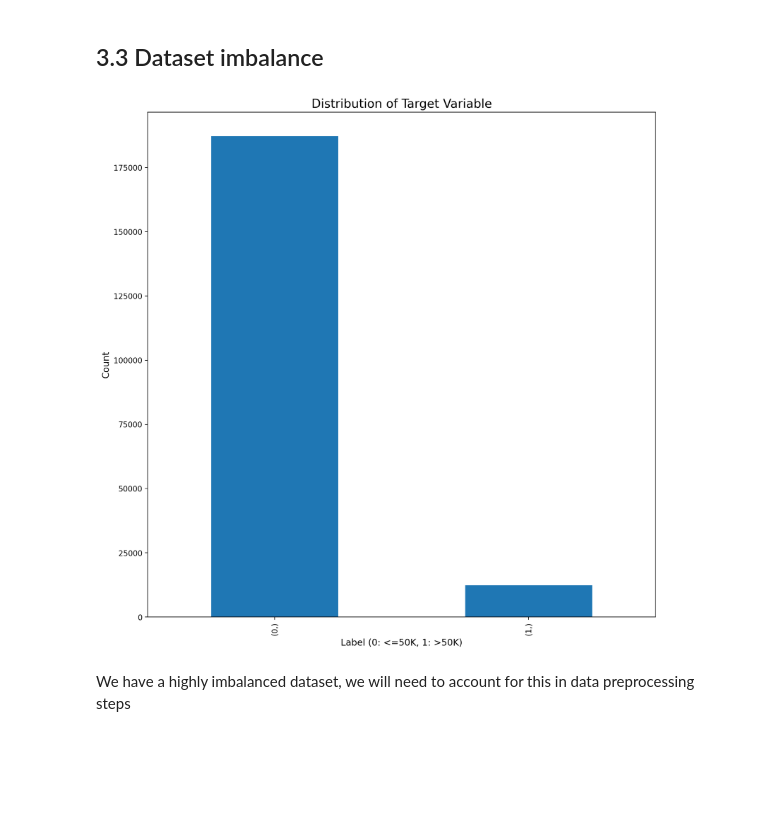
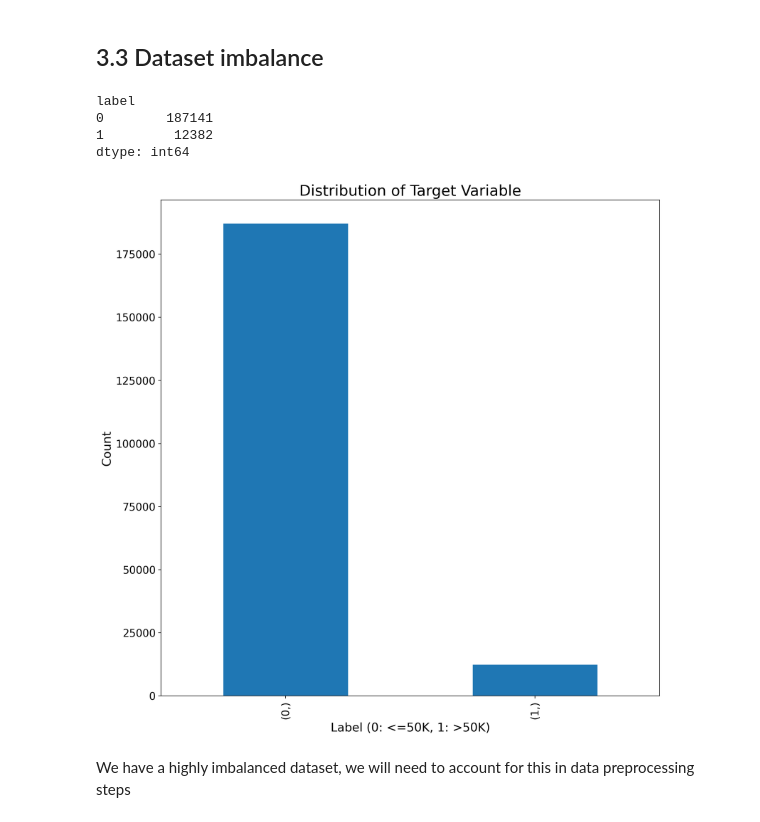
Before and after one commit to Abhimanyu210100/Retail_Marketing_Take_Home_Project, a Jupyter notebook: classification_model.ipynb, the cells around one changed output. Saved outputs shown, nothing was run; the diff lists cells and outputs as text; code cells hidden in the pictures; blank space fills up the shorter version.

```diff
--- a/classification_model.ipynb
+++ b/classification_model.ipynb
@@ -147,14 +150,23 @@ This code was not run due to lack of computation power on my end. The code kept
 This step can also be used to remove columns that would not have a significant impact on the predictions.
 # %% [markdown]
 ## 3.3 Dataset imbalance
+# %%
+y.value_counts()
+# %% [output]
+label
+0        187141
+1         12382
+dtype: int64
 # %%
 y.value_counts().plot(kind='bar')
-plt.title('Distribution of Target Variable',size = 16)
-plt.xlabel('Label (0: <=50K, 1: >50K)',size = 12)
-plt.ylabel('Count',size = 12)
+plt.title('Distribution of Target Variable',size = 20)
+plt.xlabel('Label (0: <=50K, 1: >50K)',size = 16)
+plt.ylabel('Count',size = 16)
+plt.xticks(fontsize=14)
+plt.yticks(fontsize=14)
 plt.show()
 # %% [output]
-[figure, old version]
+[figure, new version]
 # %% [markdown]
 We have a highly imbalanced dataset, we will need to account for this in data preprocessing steps
 # %% [markdown]
```
Also changed, not shown: parts of 13 cells of this notebook, 1 other file.
